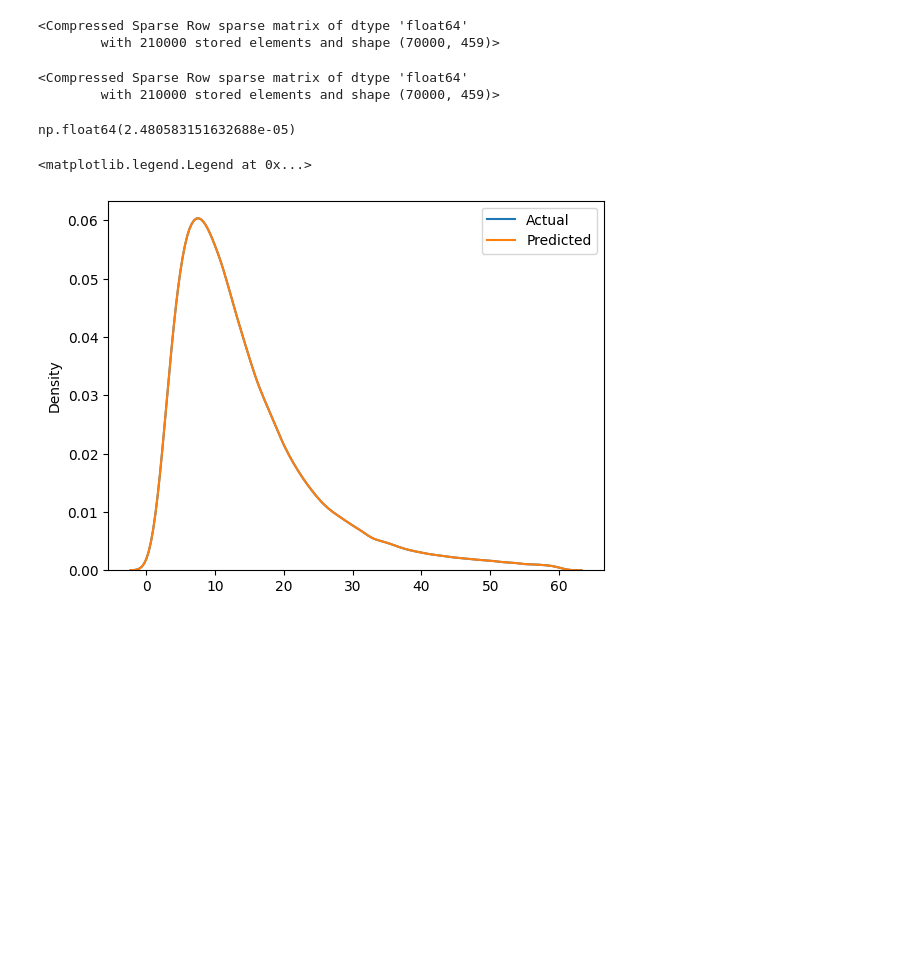
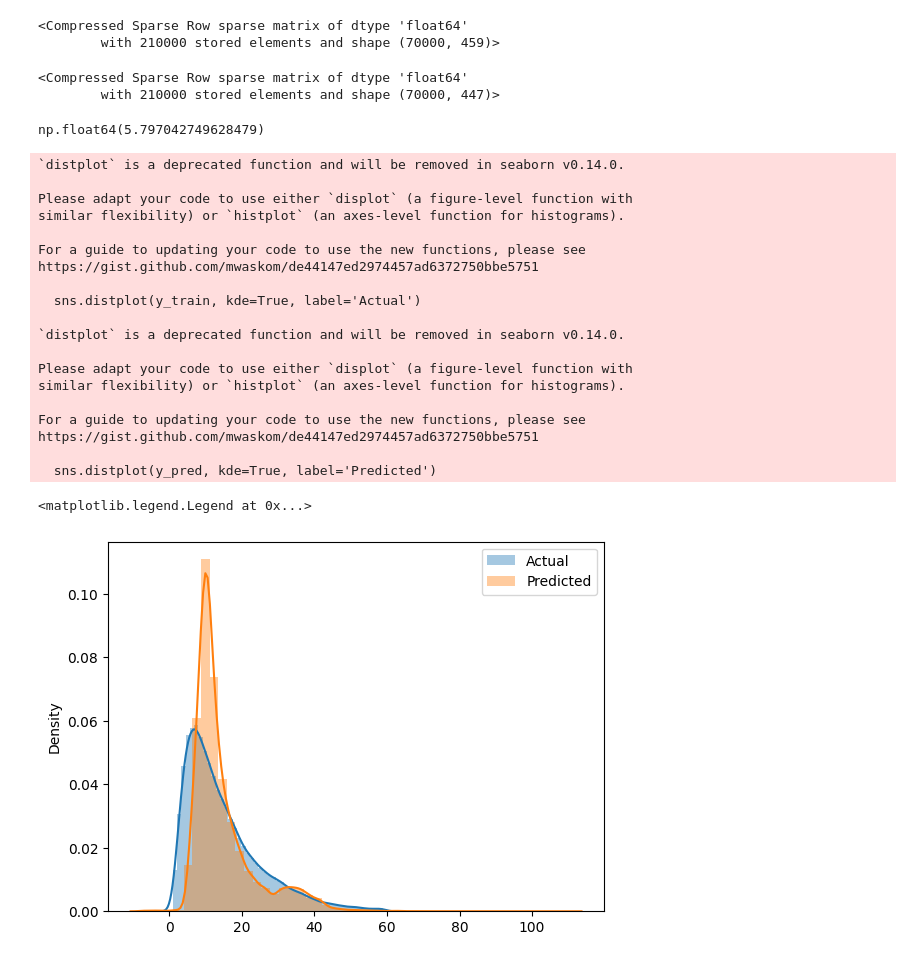
Before and after one commit to LuciAkirami/mlops-learning, a Jupyter notebook: 01-intro/taxiDurationPrediction.ipynb, the cells around one changed output. Drawn from its saved outputs; the diff is of its cells as text; code cells hidden in the pictures; blank space fills up the shorter version.

```diff
--- a/01-intro/taxiDurationPrediction.ipynb
+++ b/01-intro/taxiDurationPrediction.ipynb
@@ -188,41 +189,47 @@ def read_and_preprocess(filename):
 
     # create the target variable
     data['ride_duration'] = data['tpep_dropoff_datetime'] - data['tpep_pickup_datetime']
-    data['ride_duration'] = data['ride_duration'].apply(lambda x: x.seconds/60)
+    data['ride_duration'] = data['ride_duration'].apply(lambda x: x.total_seconds()/60)
 
     # take only the data below 1 hour
-    data = data[(data['ride_duration'] > 1) & (data['ride_duration'] < 60)]
+    data = data[(data['ride_duration'] >= 1) & (data['ride_duration'] <= 60)]
 
     # sample the data to 70k rows
-    sampled_data = data.sample(n = 70000)
+    sampled_data = data.iloc[:70000,:].copy()
 
-    # chosing categorical and numerical variables
+    # chosing categorical
     categorical = ['PULocationID', 'DOLocationID']
-    numerical = ['ride_duration']
-
 
     # convert these numerical categorical features to string categorical features
     sampled_data[categorical] = sampled_data[categorical].astype(str)
 
-    # take only these samples and the ride_duration
-    sampled_data = sampled_data[categorical + numerical]
 
     return sampled_data
 # %%
 sampled_data = read_and_preprocess('/workspaces/mlops-learning/01-intro/data/yellow_tripdata_2024-01.parquet')
+# %%
+# chosing categorical and numerical features
+categorical = ['PULocationID', 'DOLocationID']
+numerical = ['trip_distance']
+
+# creating the training data with the features
+train_data = sampled_data[categorical + numerical]
+
+# storing our target variable
+target = 'ride_duration'
+y_train = sampled_data[target].values
 # %%
 # to use the DictVectorizer, we need to convert the dataframe to dict
-train_dicts = sampled_data.to_dict(orient='records')
+train_dicts = train_data.to_dict(orient='records')
 
 dv = DictVectorizer()
 X_train = dv.fit_transform(train_dicts)
 X_train
 # %% [output]
 <Compressed Sparse Row sparse matrix of dtype 'float64'
-        with 210000 stored elements and shape (70000, 459)>
+        with 210000 stored elements and shape (70000, 447)>
 # %%
 # train a LinearRegression Model
-y_train = sampled_data['ride_duration'].values
 
 lr = LinearRegression()
 
@@ -234,15 +241,37 @@ y_pred = lr.predict(X_train)
 # calculate the metrics
 root_mean_squared_error(y_train, y_pred) # squared set to False implies we are using RMSE instead MSE
 # %% [output]
-np.float64(2.480583151632688e-05)
+np.float64(5.797042749628479)
 # %%
 # sns.displot(y_train, kde=True, stat='density',kde_kws=dict(cut=3), label='Actual')
 # sns.displot(y_pred, kde=True, stat='density',kde_kws=dict(cut=3), label='Predicted')
 
-sns.kdeplot(y_train,label='Actual')
-sns.kdeplot(y_pred,label='Predicted')
+sns.distplot(y_train, kde=True, label='Actual')
+sns.distplot(y_pred, kde=True, label='Predicted')
+
+# sns.kdeplot(y_train,label='Actual')
+# sns.kdeplot(y_pred,label='Predicted')
 
 plt.legend()
 # %% [output]
-<matplotlib.legend.Legend at 0x...>
+`distplot` is a deprecated function and will be removed in seaborn v0.14.0.
+
+Please adapt your code to use either `displot` (a figure-level function with
+similar flexibility) or `histplot` (an axes-level function for histograms).
+
+For a guide to updating your code to use the new functions, please see
+https://gist.github.com/mwaskom/de44147ed2974457ad6372750bbe5751
+
+  sns.distplot(y_train, kde=True, label='Actual')
+
+`distplot` is a deprecated function and will be removed in seaborn v0.14.0.
+
+Please adapt your code to use either `displot` (a figure-level function with
+similar flexibility) or `histplot` (an axes-level function for histograms).
+
+For a guide to updating your code to use the new functions, please see
+https://gist.github.com/mwaskom/de44147ed2974457ad6372750bbe5751
+
+  sns.distplot(y_pred, kde=True, label='Predicted')
+<matplotlib.legend.Legend at 0x...>
-[figure, old version]
+[figure, new version]
```
Also changed, not shown: parts of 8 cells of this notebook.
